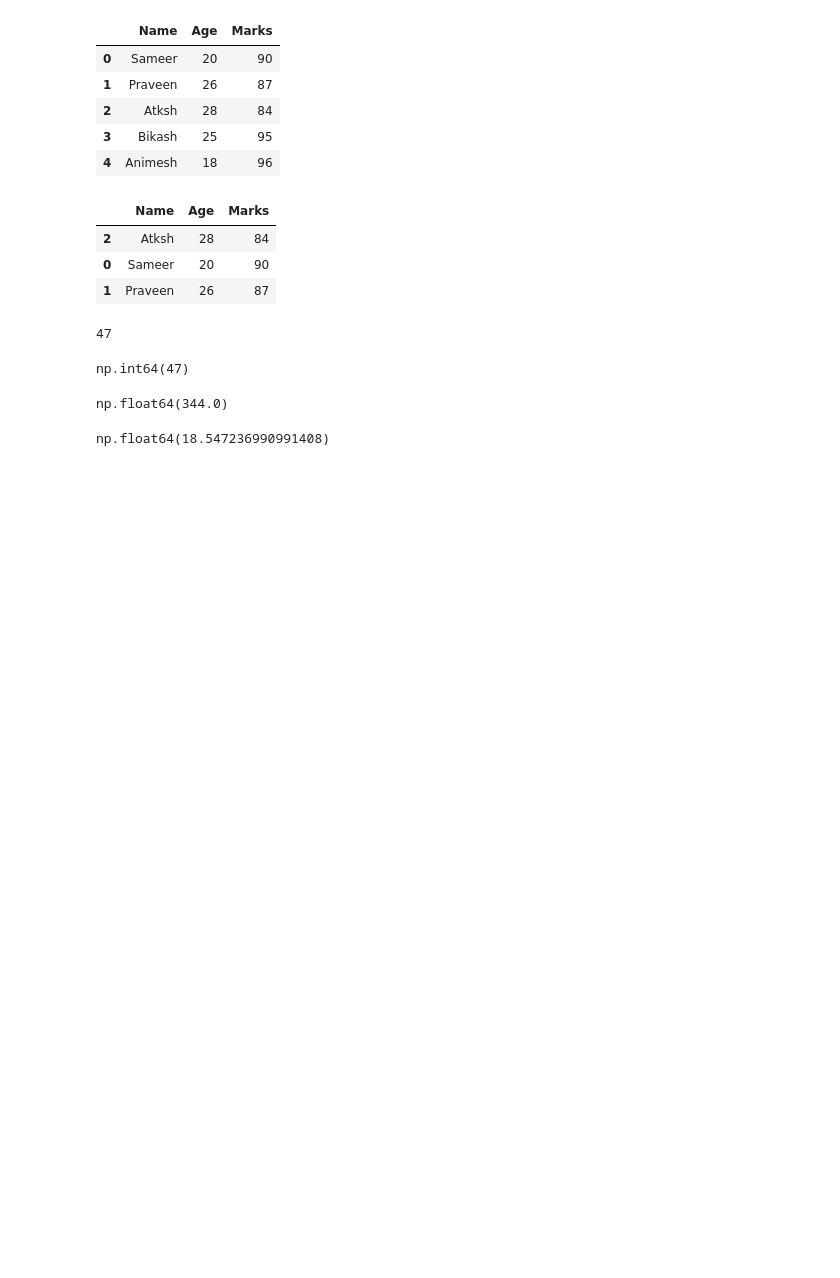
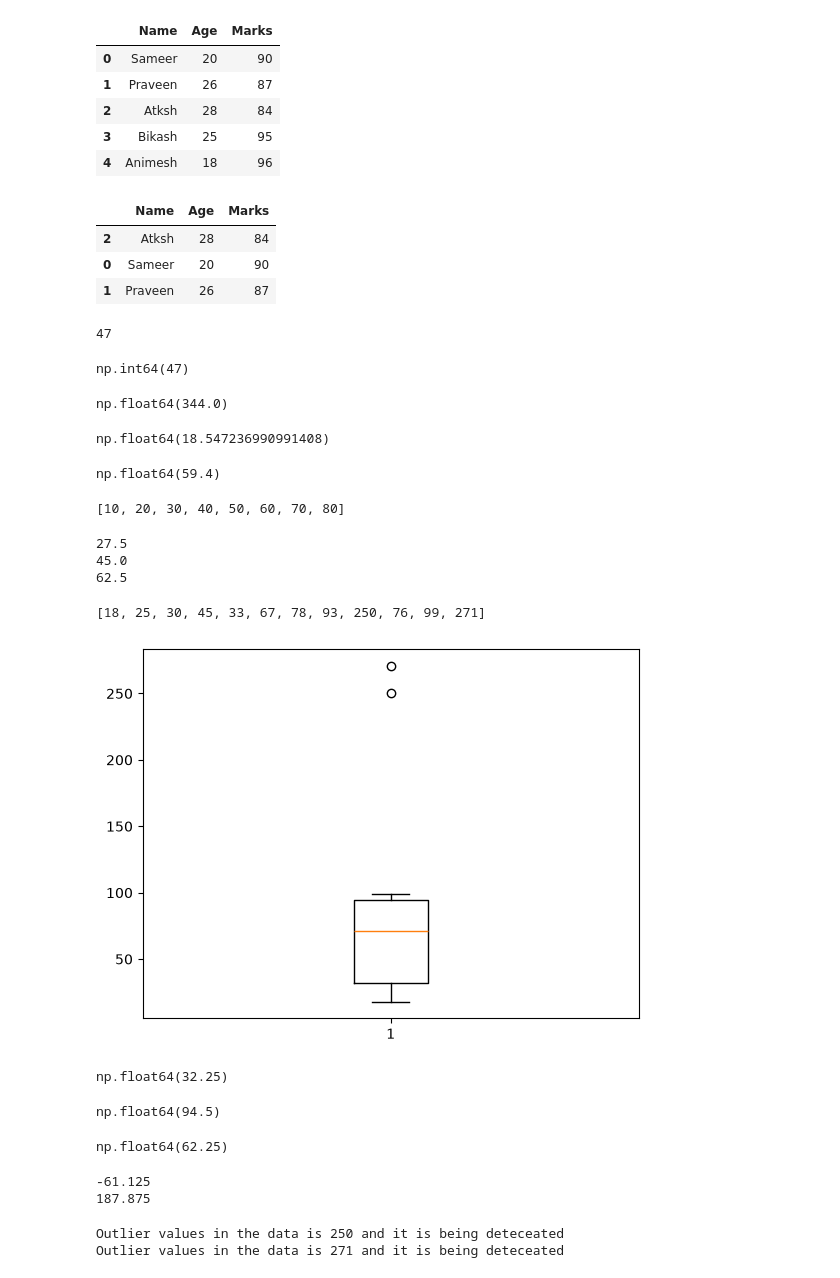
Before and after one commit to SujalHuddar/Statistic-and-probability, a Jupyter notebook: Statistic practise.ipynb, the cells around one changed output. Cells and saved outputs as stored; diff of their text form; code cells hidden in the pictures; blank space fills up the shorter version.

Commit message:
added how clead outlier data

```diff
--- a/Statistic practise.ipynb
+++ b/Statistic practise.ipynb
@@ -125,3 +125,35 @@ np.float64(344.0)
 np.std(data5)
 # %% [output]
 np.float64(18.547236990991408)
+# %%
+# percentile
+DATA1 = [10,34,64,24,63,73,78,35,57,46]
+ans = np.percentile(DATA1,60)
+ans
+# %% [output]
+np.float64(59.4)
+# %%
+#Qurtoles
+DATA2 = [10,20,30,40,50,60,70,80]
+DATA2
+# %% [output]
+[10, 20, 30, 40, 50, 60, 70, 80]
+# %%
+q1 = np.percentile(DATA2,25)
+print(q1)
+
+q2=np.percentile(DATA2,50)
+print(q2)
+
+q3=np.percentile(DATA2,75)
+print(q3)
+# %% [output]
+27.5
+45.0
+62.5
+# %%
+# outliers
+age = [18,25,30,45,33,67,78,93,250,76,99,271]
+age
+# %% [output]
+[18, 25, 30, 45, 33, 67, 78, 93, 250, 76, 99, 271]
@@ -127,0 +162,5 @@ np.float64(18.547236990991408)
+# %%
+plt.boxplot(age)
+plt.show()
+# %% [output]
+[figure, added]
@@ -127,0 +175,35 @@ np.float64(18.547236990991408)
+# %%
+# step-1: calculare Q1 and Q3
+q1 = np.percentile(age,25)
+q1
+# %% [output]
+np.float64(32.25)
+# %%
+q3 = np.percentile(age, 75)
+q3
+# %% [output]
+np.float64(94.5)
+# %%
+# step-2: find IQR
+IQR = q3-q1
+IQR
+# %% [output]
+np.float64(62.25)
+# %%
+# step-3: Find the upper and lower limit
+ll = q1-1.5*IQR
+ul = q3+1.5*IQR
+print(ll)
+print(ul)
+# %% [output]
+-61.125
+187.875
+# %%
+# step-4: Take only that value which which will be less than or equal to my upper limit and grater
+#    than or equal to my lower limit
+for i in age:
+    if i>ul or i<ll:
+        print(f'Outlier values in the data is {i} and it is being deteceated')
+# %% [output]
+Outlier values in the data is 250 and it is being deteceated
+Outlier values in the data is 271 and it is being deteceated
```
Also changed, not shown: parts of 18 cells of this notebook.
